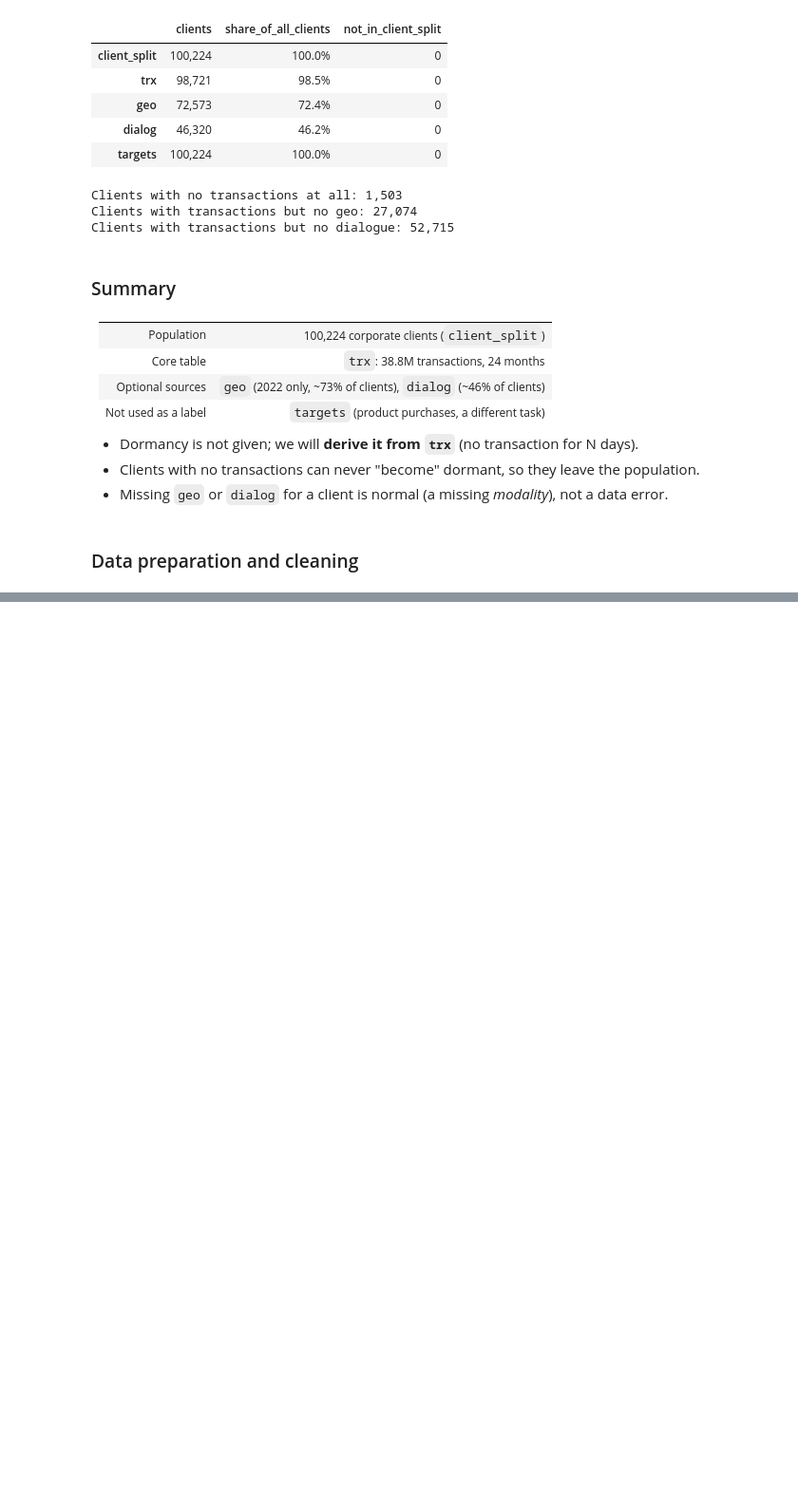
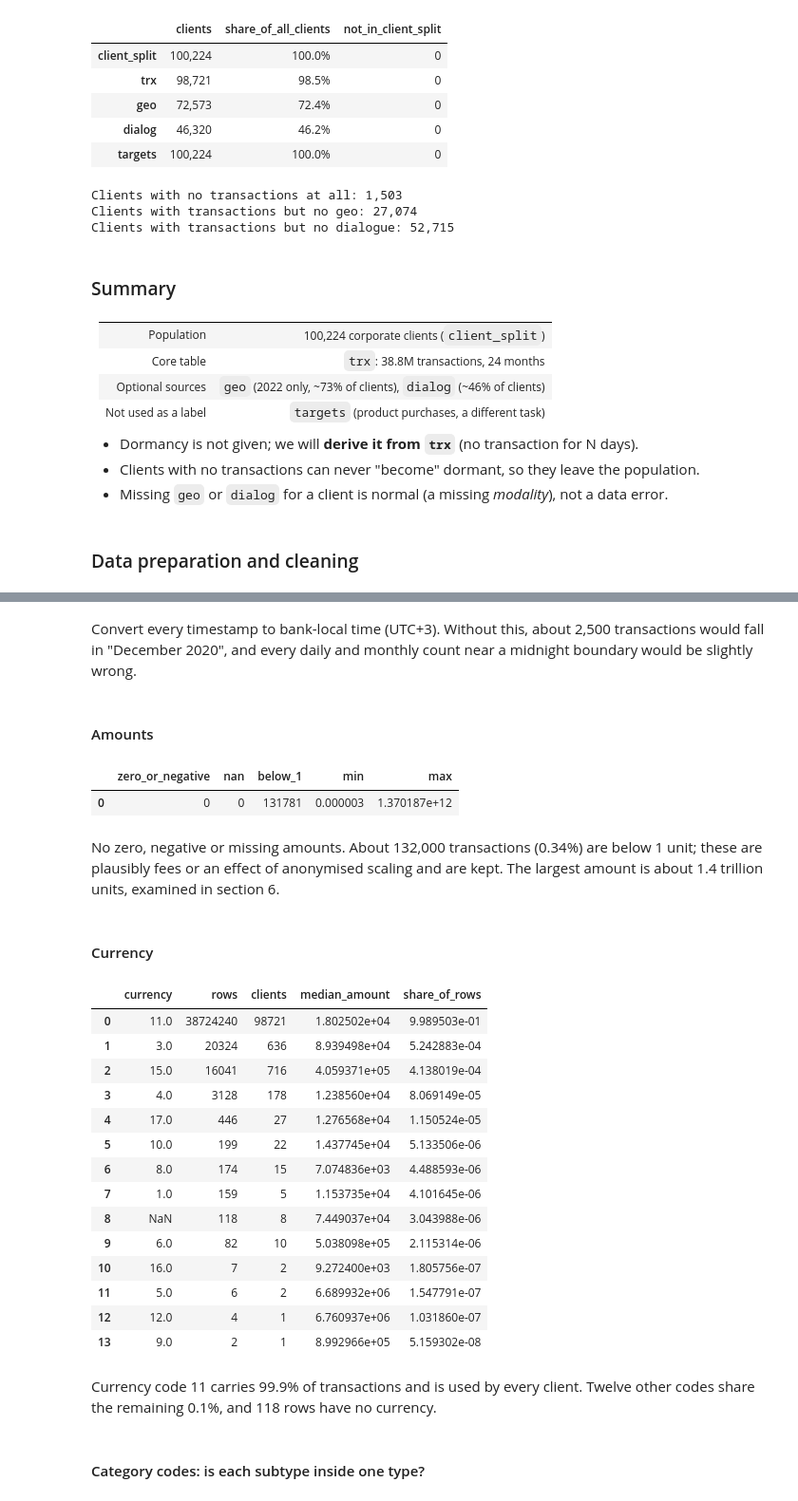
Before and after one commit to tintinWanyoike/084045_dsa_8401_capstone_project, a Jupyter notebook: notebook.ipynb, the cells around one changed output, grey strips where cells are left out. Shown at 95% size. Saved outputs shown, nothing was run; the diff lists cells and outputs as text; code cells hidden in the pictures; blank space fills up the shorter version.

Commit message:
Data cleaning and preparation

```diff
--- a/notebook.ipynb
+++ b/notebook.ipynb
@@ -543,0 +547,5 @@ Clients with transactions but no dialogue: 52,715
+# %%
+TRX = EXTRACTED / "detail" / "detail" / "trx"
+GEO = EXTRACTED / "detail" / "detail" / "geo"
+DIALOG = EXTRACTED / "detail" / "detail" / "dialog"
+SPLIT = EXTRACTED / "client_split" / "client_split"
@@ -543,0 +580,15 @@ Clients with transactions but no dialogue: 52,715
+# %%
+trx = pl.scan_parquet(TRX / "**" / "*.parquet", hive_partitioning=True)
+geo = pl.scan_parquet(GEO / "**" / "*.parquet", hive_partitioning=True)
+dialog = pl.scan_parquet(DIALOG / "**" / "*.parquet", hive_partitioning=True)
+split = pl.read_parquet(SPLIT / "**" / "*.parquet", hive_partitioning=True)
+
+
+def run(lf: pl.LazyFrame) -> pl.DataFrame:
+    # Execute a lazy query with the streaming engine
+    return lf.collect(engine="streaming")
+
+
+n_rows_raw = run(trx.select(pl.len())).item()
+print(f"trx rows: {n_rows_raw:,}")
+print(f"clients in client_split: {split.height:,}")
@@ -543,0 +734,56 @@ Clients with transactions but no dialogue: 52,715
+# %% [markdown]
+Convert every timestamp to bank-local time (UTC+3). Without this, about
+2,500 transactions would fall in "December 2020", and every daily and monthly count
+near a midnight boundary would be slightly wrong.
+# %% [markdown]
+#### Amounts
+# %%
+amount_checks = run(trx.select(
+    (pl.col("amount") <= 0).sum().alias("zero_or_negative"),
+    pl.col("amount").is_nan().sum().alias("nan"),
+    (pl.col("amount") < 1).sum().alias("below_1"),
+    pl.col("amount").min().alias("min"),
+    pl.col("amount").max().alias("max"),
+)).to_pandas()
+amount_checks
+# %% [output]
+|  | zero_or_negative | nan | below_1 | min | max |
+| 0 | 0 | 0 | 131781 | 0.000003 | 1.370187e+12 |
+# %% [markdown]
+No zero, negative or missing amounts. About 132,000 transactions (0.34%) are below 1
+unit; these are plausibly fees or an effect of anonymised scaling and are kept. The
+largest amount is about 1.4 trillion units, examined in section 6.
+# %% [markdown]
+#### Currency
+# %%
+currency = run(
+    trx.group_by("currency").agg(
+        pl.len().alias("rows"),
+        pl.col("client_id").n_unique().alias("clients"),
+        pl.col("amount").median().alias("median_amount"),
+    ).sort("rows", descending=True)
+).to_pandas()
+currency["share_of_rows"] = currency["rows"] / currency["rows"].sum()
+currency
+# %% [output]
+|  | currency | rows | clients | median_amount | share_of_rows |
+| 0 | 11.0 | 38724240 | 98721 | 1.802502e+04 | 9.989503e-01 |
+| 1 | 3.0 | 20324 | 636 | 8.939498e+04 | 5.242883e-04 |
+| 2 | 15.0 | 16041 | 716 | 4.059371e+05 | 4.138019e-04 |
+| 3 | 4.0 | 3128 | 178 | 1.238560e+04 | 8.069149e-05 |
+| 4 | 17.0 | 446 | 27 | 1.276568e+04 | 1.150524e-05 |
+| 5 | 10.0 | 199 | 22 | 1.437745e+04 | 5.133506e-06 |
+| 6 | 8.0 | 174 | 15 | 7.074836e+03 | 4.488593e-06 |
+| 7 | 1.0 | 159 | 5 | 1.153735e+04 | 4.101645e-06 |
+| 8 | NaN | 118 | 8 | 7.449037e+04 | 3.043988e-06 |
+| 9 | 6.0 | 82 | 10 | 5.038098e+05 | 2.115314e-06 |
+| 10 | 16.0 | 7 | 2 | 9.272400e+03 | 1.805756e-07 |
+| 11 | 5.0 | 6 | 2 | 6.689932e+06 | 1.547791e-07 |
+| 12 | 12.0 | 4 | 1 | 6.760937e+06 | 1.031860e-07 |
+| 13 | 9.0 | 2 | 1 | 8.992966e+05 | 5.159302e-08 |
+# %% [markdown]
+Currency code 11 carries 99.9% of transactions and is used by every
+client. Twelve other codes share the
+remaining 0.1%, and 118 rows have no currency.
+# %% [markdown]
+#### Category codes: is each subtype inside one type?
```
Also changed, not shown: parts of 37 cells of this notebook.
